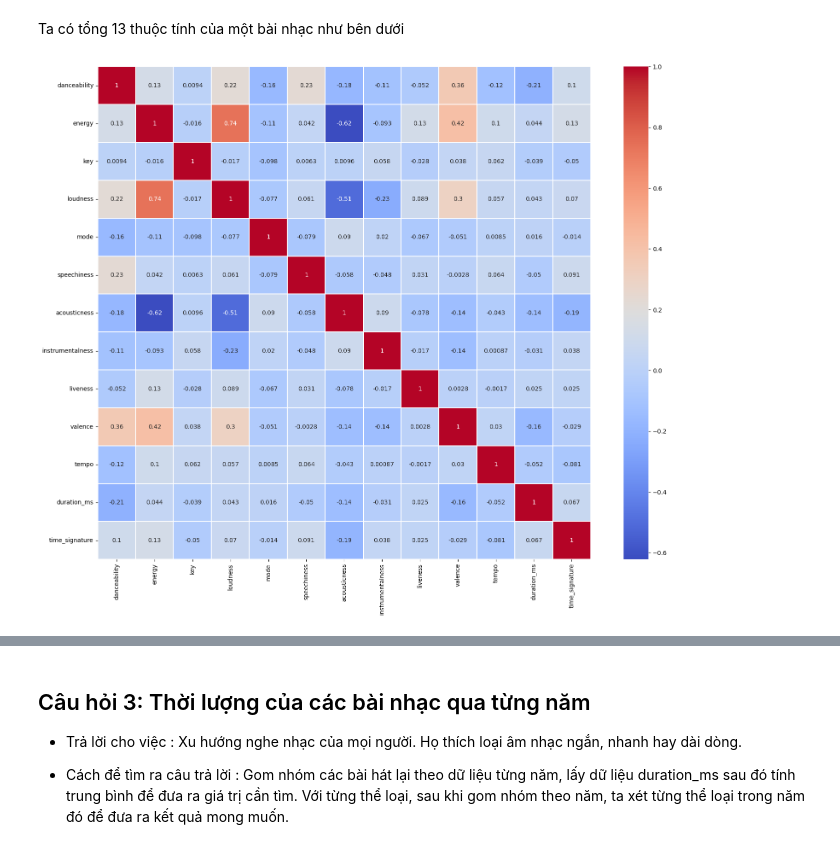
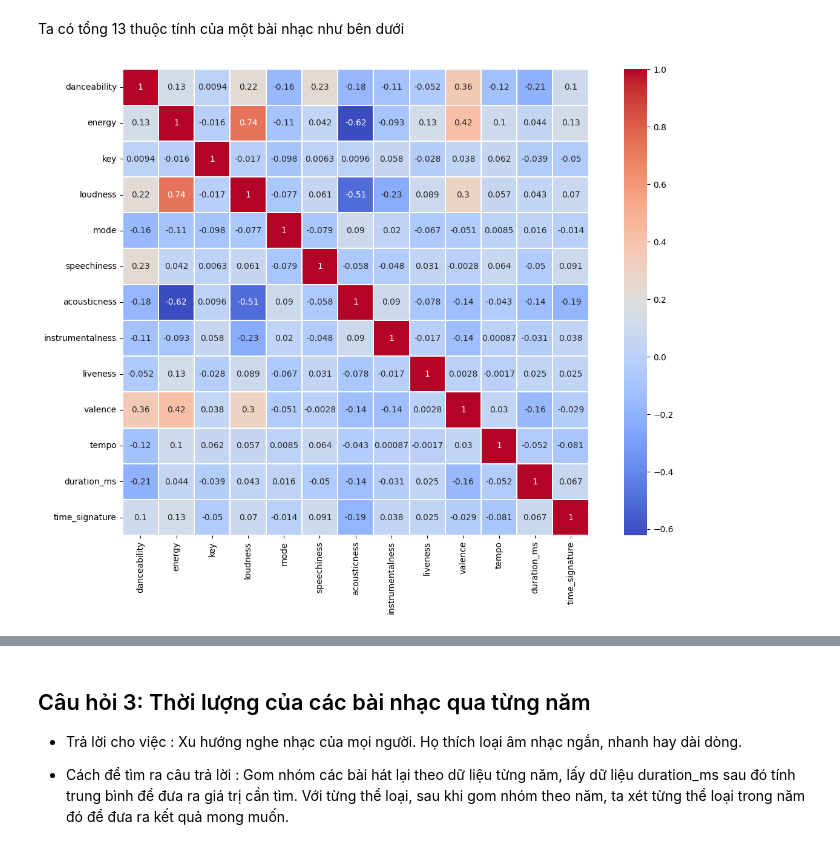
Before and after one commit to tabaochoke/Spotify_data_analysis_and_chatbot_recommender, a Jupyter notebook: 3_Data_Exploring.ipynb, the cells around one changed output, grey strips where cells are left out. Drawn from its saved outputs; the diff is of its cells as text; code cells hidden in the pictures.

```diff
--- a/3_Data_Exploring.ipynb
+++ b/3_Data_Exploring.ipynb
@@ -131,8 +133,8 @@ song_features = df[['danceability', 'energy', 'key', 'loudness', 'mode', 'speech
     'acousticness', 'instrumentalness', 'liveness', 'valence', 'tempo','duration_ms', 'time_signature']]
 # %%
 corr = song_features.corr()
-plt.figure(figsize=(20,15))
+plt.figure(figsize=(15,10))
 sns.heatmap(corr,cmap = 'coolwarm',square = True ,linewidth = 0.2, linecolor = 'white',annot = True)
 plt.show()
 # %% [output]
-[figure, old version]
+[figure, new version]
```
Also changed, not shown: parts of 9 cells of this notebook, 5 other files.
